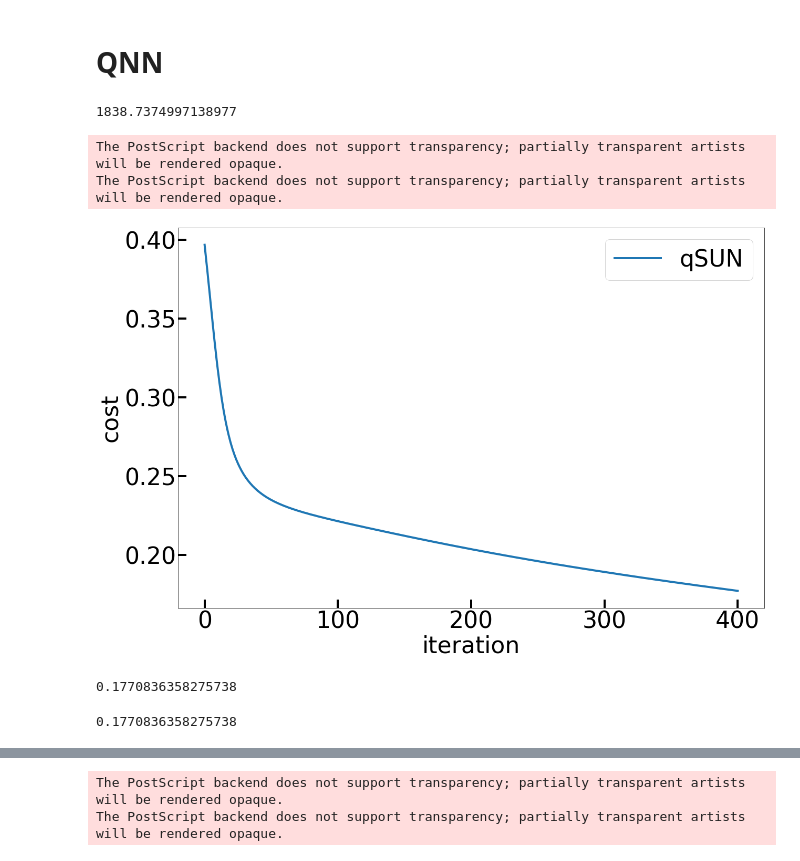
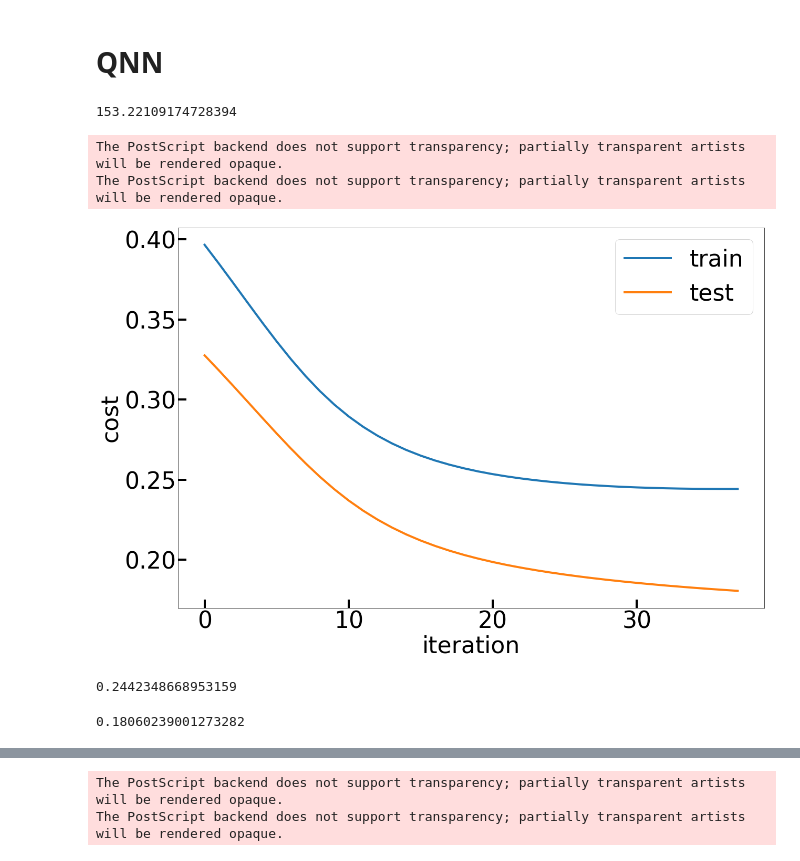
Before and after one commit to ChuongQuoc1413017/Quantum_Virtual_Machine, a Jupyter notebook: Quantum Neural Network.ipynb, the cells around one changed output, grey strips where cells are left out. Saved outputs shown, nothing was run; the diff lists cells and outputs as text; code cells hidden in the pictures.

```diff
--- a/Quantum Neural Network.ipynb
+++ b/Quantum Neural Network.ipynb
@@ -97,7 +97,7 @@ def grad(X_true, y_true, params, shift, eta):
                     circuit_1 = qnn_model(x, params_1)
                     circuit_2 = qnn_model(x, params_2)
                     pred = predict(circuit)
-                    diff[i][j][k] += -2*(1-pred[y])*pred[y]*(1-pred[y])*(predict(circuit_1)[y] - predict(circuit_2)[y])/(2*np.sin(shift))
+                    diff[i][j][k] += ((-1)**y)*(-2)*(1-pred[y])*pred[y]*(1-pred[y])*(predict(circuit_1)[y]-predict(circuit_2)[y])/(2*np.sin(shift))
     diff = diff/len(y_true)
     for i in range(len(params)):
         for j in range(len(params[i])):
@@ -122,14 +122,19 @@ X_test = scaler.transform(X_test)
 # create parameters
 n_layer = 3
 params = np.zeros((n_layer, len(X_train[0]), 2,))
-costs = []
-costs.append(cost(params, X_train, y_train))
+costs_train = []
+costs_test = []
+costs_train.append(cost(params, X_train, y_train))
+costs_test.append(cost(params, X_test, y_test))
 
 # training model
 start = time.time()
 for i in range(400):
     params = grad(X_train, y_train, params, np.pi/20, eta=0.1)
-    costs.append(cost(params, X_train, y_train))
+    costs_train.append(cost(params, X_train, y_train))
+    costs_test.append(cost(params, X_test, y_test))
+    if costs_train[-1] >= costs_train[-2]:
+        break
 print(time.time()-start)
 
 # confusion matrix
@@ -138,31 +143,7 @@ print(time.time()-start)
 # con = confusion_matrix(label,pred)
 # sn.heatmap(con, annot=True, cmap="Blues")
 # %% [output]
-1838.7374997138977
+153.22109174728394
-# %%
-plt.figure(figsize=(20,13.33))
-plt.plot(range(0, 401), costs, linewidth=4, label='qSUN')
-plt.tick_params(axis="x", which = 'major', direction="in", length=16, width=4)
-plt.tick_params(axis="y", which = 'major', direction="in", length=16, width=4)
-plt.tick_params(axis="y", which = 'minor', direction="in", length=8, width=4)
-# plt.yscale('log')
-plt.xlabel('iteration')
-plt.legend(loc='upper right')
-plt.ylabel('cost')
-plt.savefig('training_time_qnn.png')
-plt.savefig('training_time_qnn.eps', format='eps')
-# %% [output]
-The PostScript backend does not support transparency; partially transparent artists will be rendered opaque.
-The PostScript backend does not support transparency; partially transparent artists will be rendered opaque.
-[figure, removed]
-# %%
-costs[-1]
-# %% [output]
-0.1770836358275738
-# %%
-costs[-1]
-# %% [output]
-0.1770836358275738
 # %%
 SIZE = 34*1.3
 plt.rc('font', size=SIZE)          # controls default text sizes
@@ -172,6 +153,31 @@ plt.rc('xtick', labelsize=SIZE)    # fontsize of the tick labels
 plt.rc('ytick', labelsize=SIZE)    # fontsize of the tick labels
 plt.rc('legend', fontsize=SIZE)    # legend fontsize
 plt.rc('figure', titlesize=SIZE)  # fontsize of the figure title
+# %%
+plt.figure(figsize=(20,13.33))
+plt.plot(range(len(costs_train)), costs_train, linewidth=4, label='train')
+plt.plot(range(len(costs_test)), costs_test, linewidth=4, label='test')
+plt.tick_params(axis="x", which = 'major', direction="in", length=16, width=4)
+plt.tick_params(axis="y", which = 'major', direction="in", length=16, width=4)
+plt.tick_params(axis="y", which = 'minor', direction="in", length=8, width=4)
+# plt.yscale('log')
+plt.xlabel('iteration')
+plt.legend(loc='upper right')
+plt.ylabel('cost')
+plt.savefig('training_time_qnn.png')
+plt.savefig('training_time_qnn.eps', format='eps')
+# %% [output]
+The PostScript backend does not support transparency; partially transparent artists will be rendered opaque.
+The PostScript backend does not support transparency; partially transparent artists will be rendered opaque.
+[figure, added]
+# %%
+costs_train[-1]
+# %% [output]
+0.2442348668953159
+# %%
+costs_test[-1]
+# %% [output]
+0.18060239001273282
 # %%
 # params = np.random.normal(size=(n_layer, len(X_train[0]), 2,))
 preds = np.array([predict(qnn_model(x, params)) for x in X_test])
```
Also changed, not shown: parts of 6 cells of this notebook.
